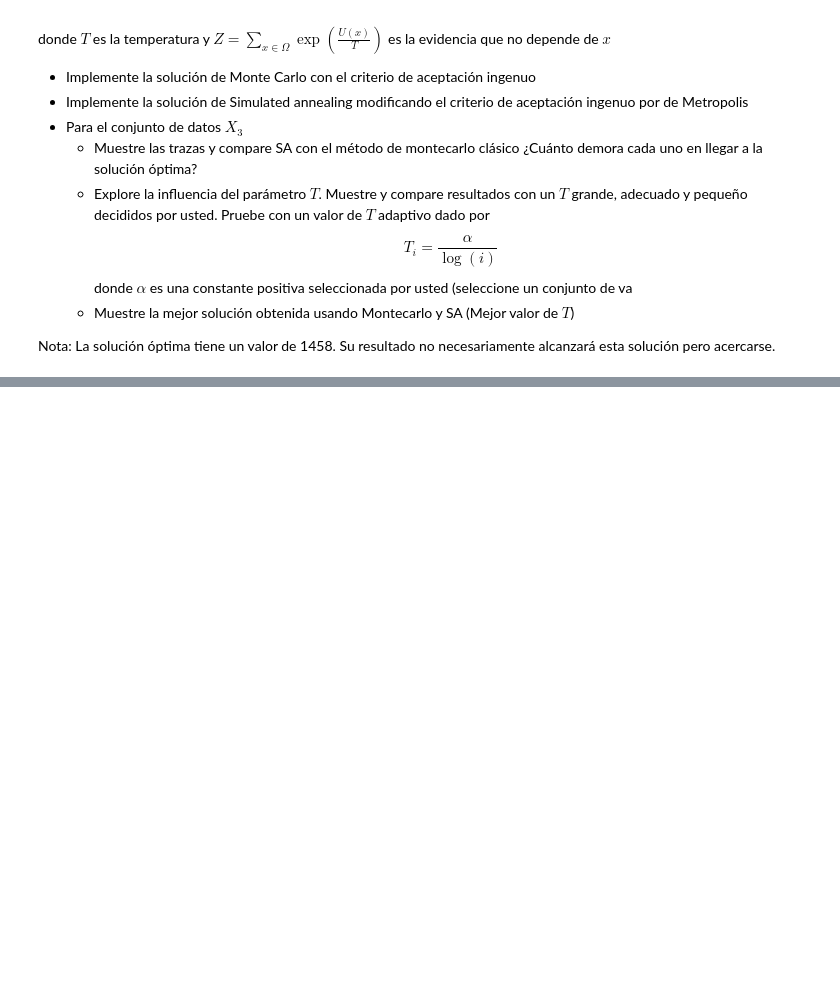
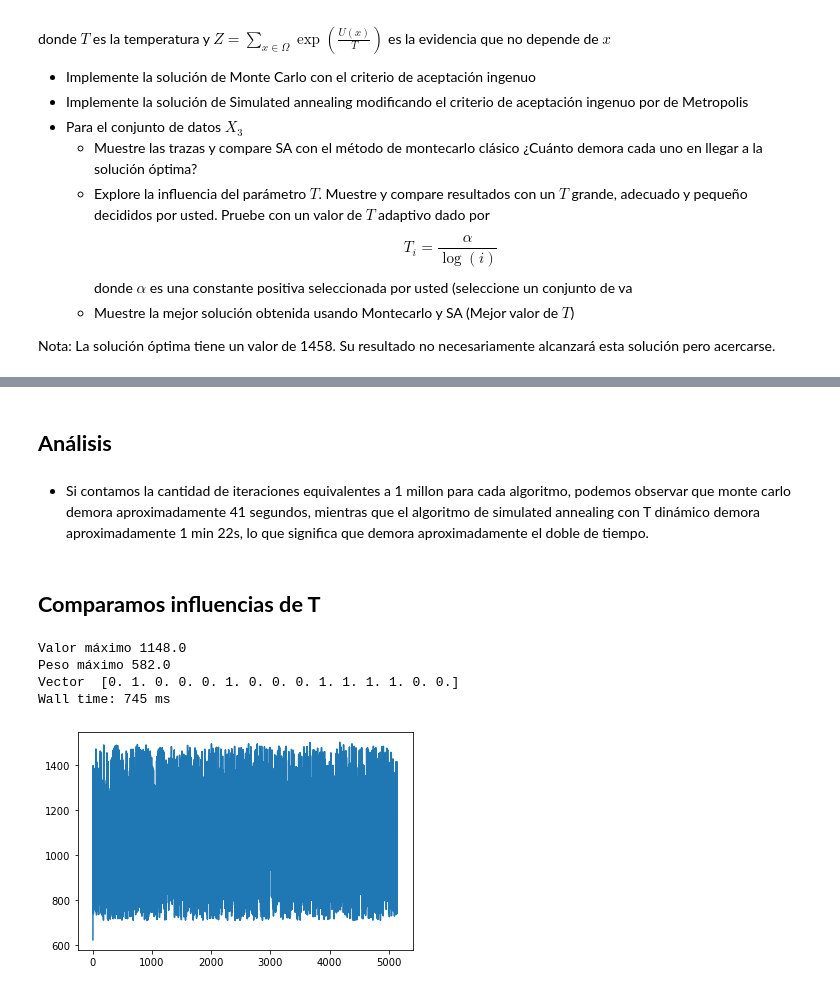
Before and after one commit to felipeisj/MCMC-PyMC3, a Jupyter notebook: actividad1.ipynb, the cells around one changed output, grey strips where cells are left out. Saved outputs shown, nothing was run; the diff lists cells and outputs as text; code cells hidden in the pictures; blank space fills up the shorter version.

```diff
--- a/actividad1.ipynb
+++ b/actividad1.ipynb
@@ -176,0 +168,51 @@ plt.plot(resultados2)
+# %% [markdown]
+## **Análisis**
+# %% [markdown]
+- Si contamos la cantidad de iteraciones equivalentes a 1 millon para cada algoritmo, podemos observar que monte carlo demora aproximadamente 41 segundos, mientras que el algoritmo de simulated annealing con T dinámico demora aproximadamente 1 min 22s, lo que significa que demora aproximadamente el doble de tiempo.
+# %% [markdown]
+## **Comparamos influencias de T**
+# %%
+# Creamos el algoritmo de Simulated Annealing para probar con distintos valores de T
+def simulated_annealing_Tfijo (T):
+    mix_time = 1000000
+    us = scipy.stats.uniform.rvs(size=mix_time)
+    valor = 0
+    pesos = 0
+    valor2 = 0
+    x = np.zeros(15)
+    y = np.zeros(15)
+    resultados2 = []
+    for n in range(1, mix_time):
+        valor = 0
+        pesos = 0
+        valor2 = 0
+        x = vector_random(X3)
+        for j in range(len(X3["v"])):
+                valor += X3["v"][j]*x[j]
+                valor2 += X3["v"][j]*y[j]
+                pesos += X3["w"][j]*x[j]
+        cociente = p(valor,valor2, T)
+        if (pesos<X3["C"] and us[n] < min(1,cociente)):
+            resultados2.append(valor)
+            y = x.copy()
+        else:
+            x = vector_random(X3)
+    print("Valor máximo", sum(y*X3["v"]))
+    print("Peso máximo", sum(y*X3["w"]))
+    print("Vector ", y)
+    plt.plot(resultados2)
+
+    return;
+# %%
+%%time
+#Corremos y graficamos la traza de SA
+T_chico = 1
+T_medio = 10
+T_grande = 100
+simulated_annealing_Tfijo(T_chico)
+# %% [output]
+Valor máximo 1148.0
+Peso máximo 582.0
+Vector  [0. 1. 0. 0. 0. 1. 0. 0. 0. 1. 1. 1. 1. 0. 0.]
+Wall time: 745 ms
+[figure, added]
```
Also changed, not shown: parts of 18 cells of this notebook.
